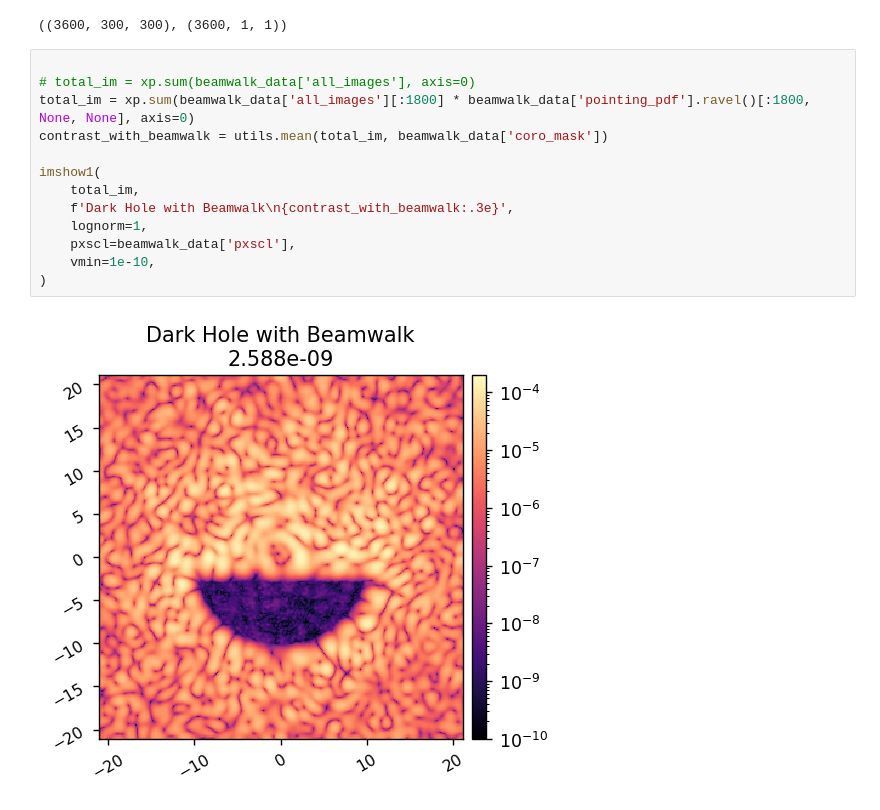
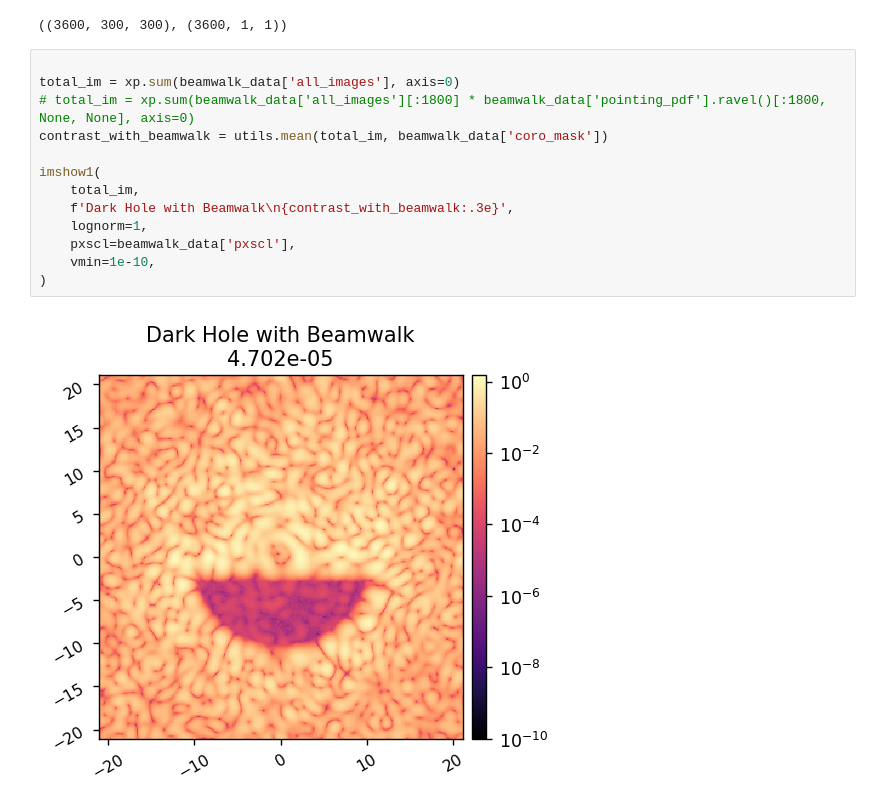
Before and after one commit to kian1377/esc-fresnel, a Jupyter notebook: notebooks/beamwalk_anim.ipynb, the cells around one changed output. Saved outputs shown, nothing was run; the diff lists cells and outputs as text.

```diff
--- a/notebooks/beamwalk_anim.ipynb
+++ b/notebooks/beamwalk_anim.ipynb
@@ -33,16 +49,16 @@ beamwalk_data['all_images'].shape, beamwalk_data['pointing_pdf'].ravel()[:, None
 ((3600, 300, 300), (3600, 1, 1))
 # %%
 
-# total_im = xp.sum(beamwalk_data['all_images'], axis=0)
-total_im = xp.sum(beamwalk_data['all_images'][:1800] * beamwalk_data['pointing_pdf'].ravel()[:1800, None, None], axis=0)
+total_im = xp.sum(beamwalk_data['all_images'], axis=0)
+# total_im = xp.sum(beamwalk_data['all_images'][:1800] * beamwalk_data['pointing_pdf'].ravel()[:1800, None, None], axis=0)
 contrast_with_beamwalk = utils.mean(total_im, beamwalk_data['coro_mask'])
 
 imshow1(
     total_im,
     f'Dark Hole with Beamwalk\n{contrast_with_beamwalk:.3e}',
     lognorm=1,
     pxscl=beamwalk_data['pxscl'],
     vmin=1e-10,
 )
 # %% [output]
-[figure, old version]
+[figure, new version]
```
Also changed, not shown: parts of 10 cells of this notebook, 1 other file.
